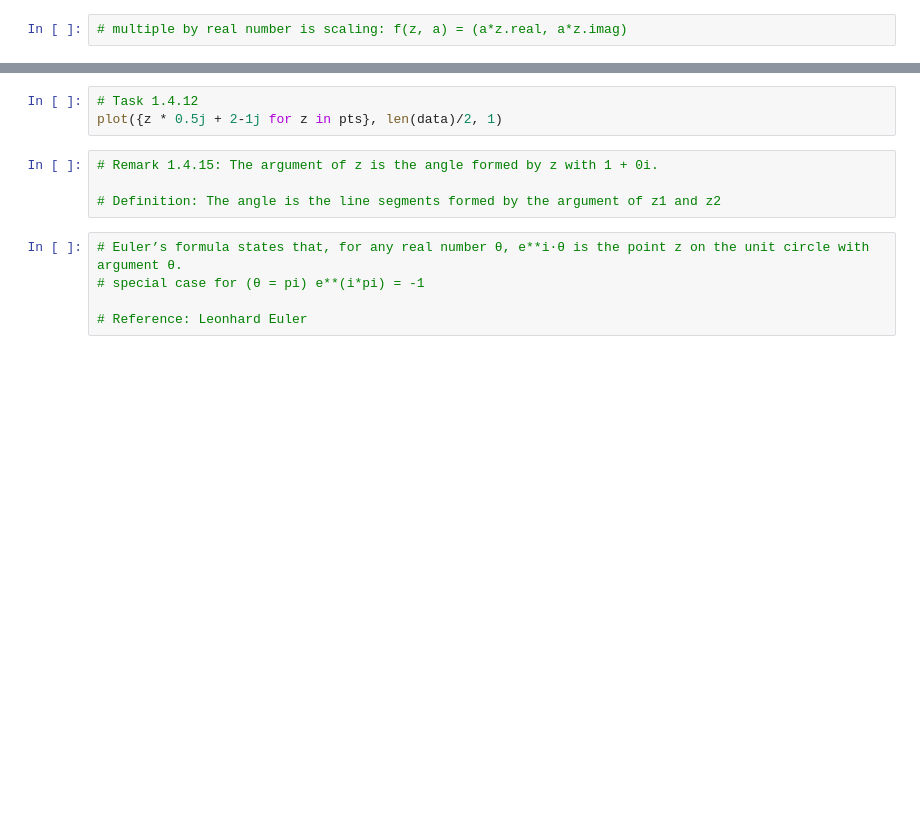
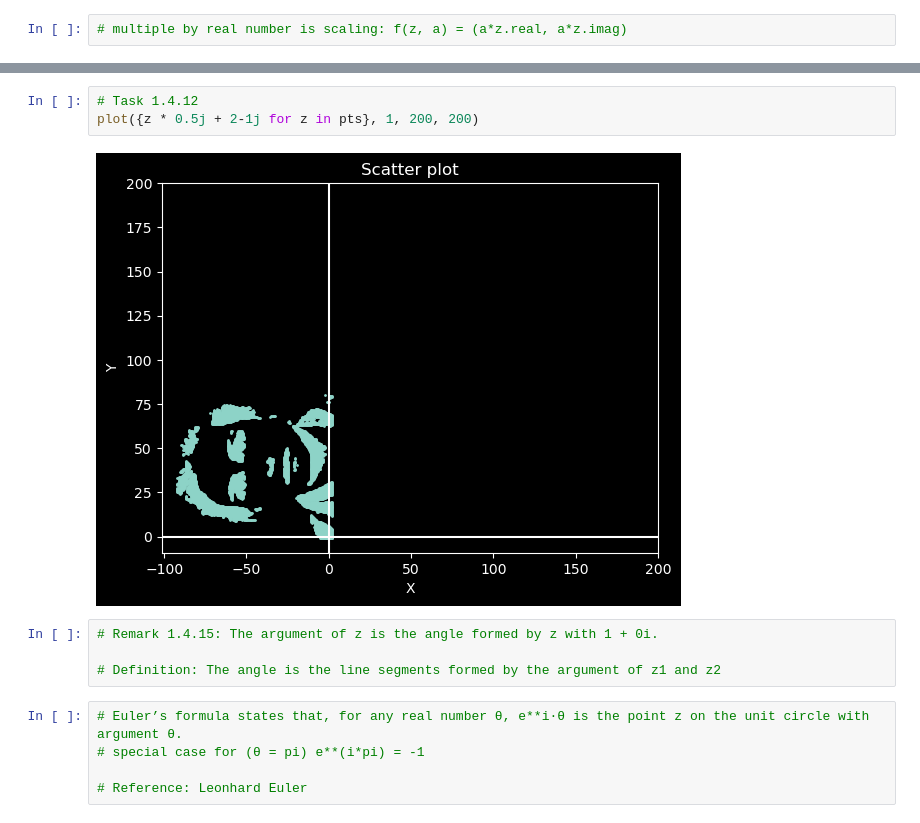
Before and after one commit to yangchenyun/ml_journey, a Jupyter notebook: ch01-the-field.ipynb, the cells around one changed output, grey strips where cells are left out. Saved outputs shown, nothing was run; the diff lists cells and outputs as text; blank space fills up the shorter version.

```diff
--- a/ch01-the-field.ipynb
+++ b/ch01-the-field.ipynb
@@ -78,6 +90,8 @@ plot({z for z in pts}, len(data), 1)
 # %%
 # Task 1.4.12
-plot({z * 0.5j + 2-1j for z in pts}, len(data)/2, 1)
+plot({z * 0.5j + 2-1j for z in pts}, 1, 200, 200)
+# %% [output]
+[figure, added]
 # %%
 # Remark 1.4.15: The argument of z is the angle formed by z with 1 + 0i.
 
```
Also changed, not shown: parts of 9 cells of this notebook.
